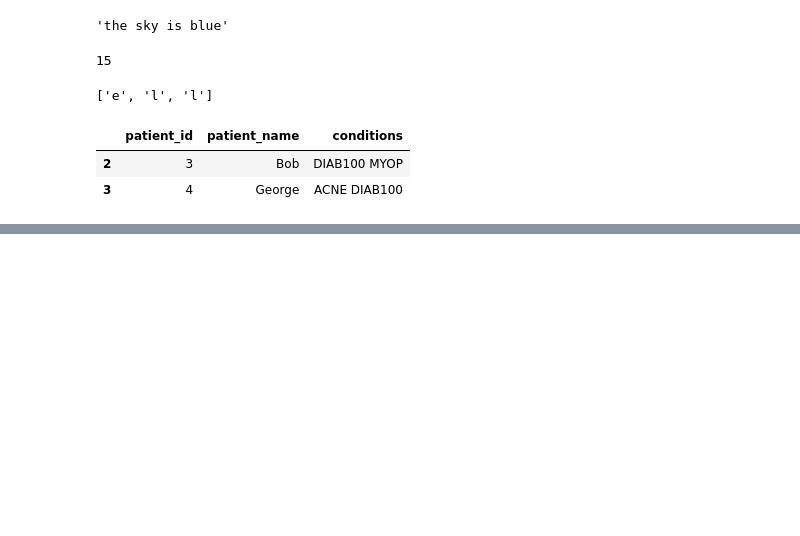
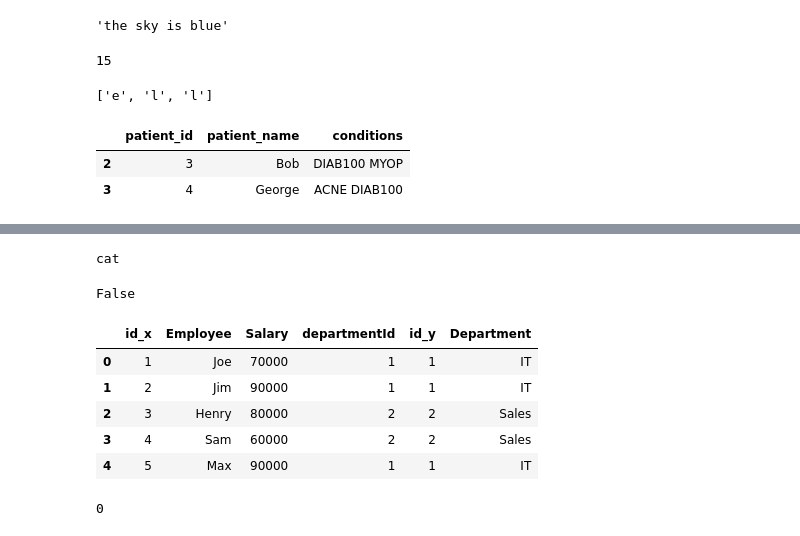
Before and after one commit to 2000pawan/Data_Science., a Jupyter notebook: Misc.ipynb, the cells around one changed output, grey strips where cells are left out. Drawn from its saved outputs; the diff is of its cells as text; code cells hidden in the pictures; blank space fills up the shorter version.

```diff
--- a/Misc.ipynb
+++ b/Misc.ipynb
@@ -790,0 +834,14 @@ df[df['conditions'].str.contains('DIAB1')]
+# %%
+x = ["cat","bat","rat"]
+y='cattel'
+for i in x:
+    if i in y:
+        print(i)
+# %% [output]
+cat
+# %%
+x=float('inf')
+y=5
+x<y
+# %% [output]
+False
@@ -790,0 +868,20 @@ df[df['conditions'].str.contains('DIAB1')]
+# %%
+import pandas as pd
+data = [[1, 'Joe', 70000, 1], [2, 'Jim', 90000, 1], [3, 'Henry', 80000, 2], [4, 'Sam', 60000, 2], [5, 'Max', 90000, 1]]
+df= pd.DataFrame(data, columns=['id', 'name', 'salary', 'departmentId']).astype({'id':'Int64', 'name':'object', 'salary':'Int64', 'departmentId':'Int64'})
+data = [[1, 'IT'], [2, 'Sales']]
+df1= pd.DataFrame(data, columns=['id', 'name']).astype({'id':'Int64', 'name':'object'})
+df2=pd.merge(df,df1,how='left',left_on='departmentId',right_on='id')
+df2=df2.rename(columns={'name_x':'Employee','salary':'Salary','name_y':'Department'})
+# df2 = df2.groupby('Department')['Salary'].max().reset_index()
+# result = pd.merge(max_values, df2, on=['Department', 'Salary'])
+# result.iloc[:,[0,3,1]]
+# %%
+df2
+# %% [output]
+|  | id_x | Employee | Salary | departmentId | id_y | Department |
+| 0 | 1 | Joe | 70000 | 1 | 1 | IT |
+| 1 | 2 | Jim | 90000 | 1 | 1 | IT |
+| 2 | 3 | Henry | 80000 | 2 | 2 | Sales |
+| 3 | 4 | Sam | 60000 | 2 | 2 | Sales |
+| 4 | 5 | Max | 90000 | 1 | 1 | IT |
@@ -790,0 +892,4 @@ df[df['conditions'].str.contains('DIAB1')]
+# %%
+df.shape[0]
+# %% [output]
+0
```
Also changed, not shown: parts of 13 cells of this notebook, 1 other file.
